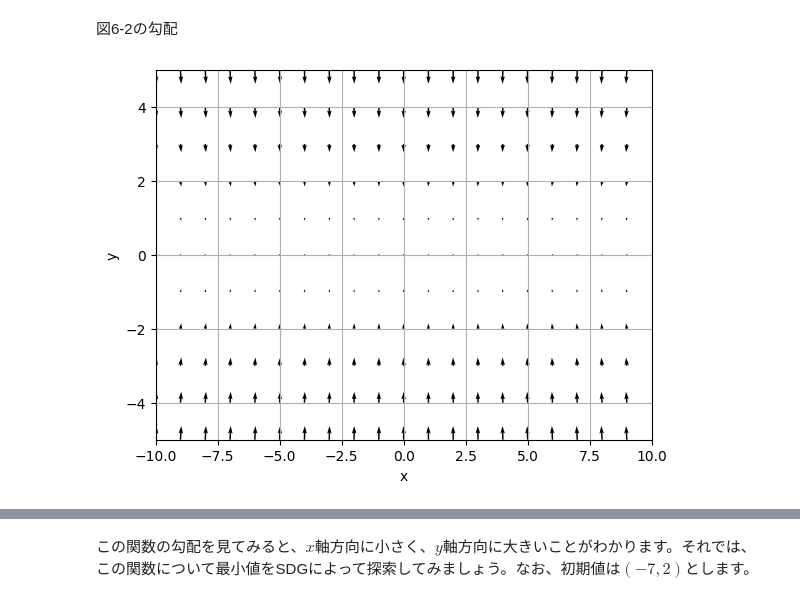
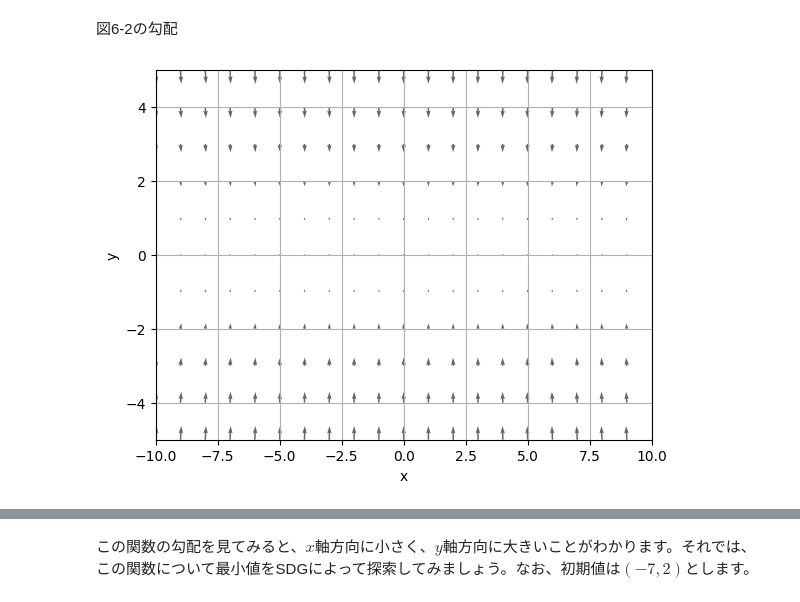
Before and after one commit to LABO-M/ZeroTuku, a Jupyter notebook: Chapter6_Zero_hara.ipynb, the cells around one changed output, grey strips where cells are left out. Saved outputs shown, nothing was run; the diff lists cells and outputs as text; code cells hidden in the pictures.

```diff
--- a/Chapter6_Zero_hara.ipynb
+++ b/Chapter6_Zero_hara.ipynb
@@ -104,23 +100,51 @@ plt.show()
 # %% [markdown]
 図6-2の勾配
 # %%
-x = np.arange(-10.0, 10.0, 1)
-y = np.arange(-10.0, 10.0, 1)
-h = np.arange(0, 100.0, 10.0)
+def _numerical_gradient_no_batch(f, x):
+    h = 1e-4  # 0.0001
+    grad = np.zeros_like(x)
+
+    for idx in range(x.size):
+        tmp_val = x[idx]
+        x[idx] = float(tmp_val) + h
+        fxh1 = f(x)  # f(x+h)
+
+        x[idx] = tmp_val - h
+        fxh2 = f(x)  # f(x-h)
+        grad[idx] = (fxh1 - fxh2) / (2*h)
+
+        x[idx] = tmp_val  # 値を元に戻す
+    return grad
+
+def numerical_gradient(f, X):
+    if X.ndim == 1:
+        return _numerical_gradient_no_batch(f, X)
+    else:
+        grad = np.zeros_like(X)
+        for idx, x in enumerate(X):
+            grad[idx] = _numerical_gradient_no_batch(f, x)
+        return grad
+
+def function_2(x):
+    return (x[0]**2/20+x[1]**2)
+
+x = np.arange(-10.0, 10.0, 1.)
+y = np.arange(-10.0, 10.0, 1.)
+h = np.arange(0., 100.0, 10.0)
 X, Y = np.meshgrid(x, y)
 
 X = X.flatten()
 Y = Y.flatten()
-grad = df(X, Y)
+grad = numerical_gradient(function_2, np.array([X, Y]).T).T
 
 plt.figure()
-plt.quiver(X, Y, -grad[0], -grad[1],  angles="xy")
+plt.quiver(X, Y, -grad[0], -grad[1],  angles="xy",color="#666666")
 plt.xlim([-10, 10])
 plt.ylim([-5, 5])
 plt.xlabel('x')
 plt.ylabel('y')
 plt.grid()
 plt.draw()
 plt.show()
 # %% [output]
-[figure, old version]
+[figure, new version]
```
Also changed, not shown: parts of 56 cells of this notebook.
